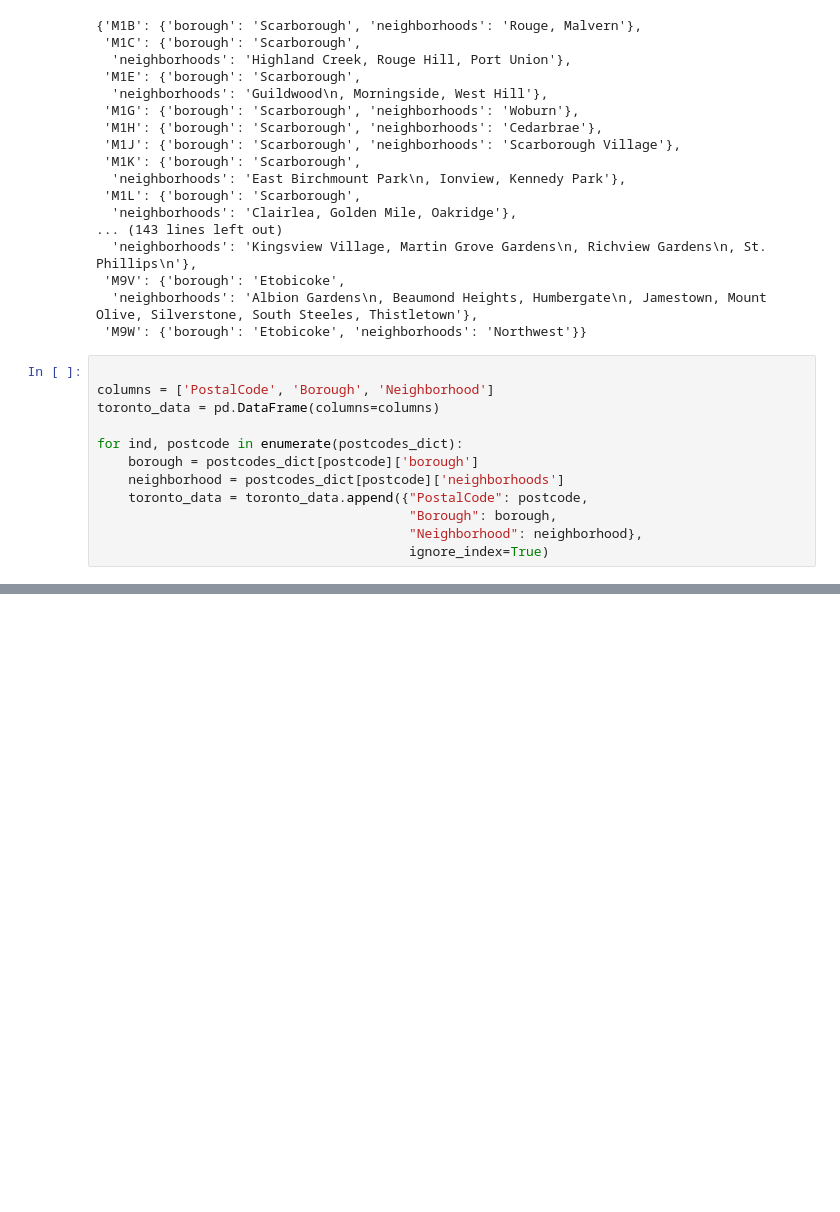
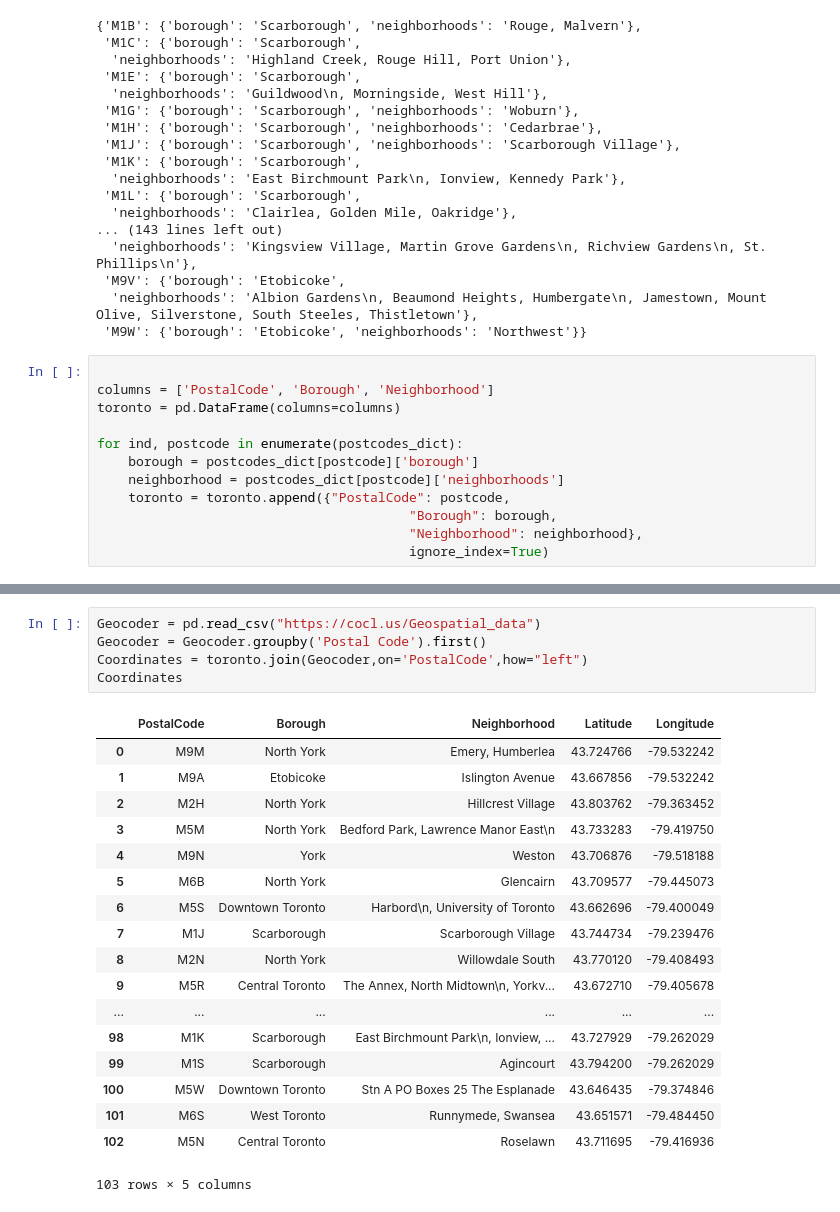
Before and after one commit to kbkln/Coursera_Capstone, a Jupyter notebook: Applied Data Science Capstone Week 3.ipynb, the cells around one changed output, grey strips where cells are left out. Drawn from its saved outputs; the diff is of its cells as text; blank space fills up the shorter version.

```diff
--- a/Applied Data Science Capstone Week 3.ipynb
+++ b/Applied Data Science Capstone Week 3.ipynb
@@ -64,12 +64,12 @@ postcodes_dict
 # %%
 
 columns = ['PostalCode', 'Borough', 'Neighborhood']
-toronto_data = pd.DataFrame(columns=columns)
+toronto = pd.DataFrame(columns=columns)
 
 for ind, postcode in enumerate(postcodes_dict):
     borough = postcodes_dict[postcode]['borough']
     neighborhood = postcodes_dict[postcode]['neighborhoods']
-    toronto_data = toronto_data.append({"PostalCode": postcode,
+    toronto = toronto.append({"PostalCode": postcode,
                                         "Borough": borough,
                                         "Neighborhood": neighborhood},
                                         ignore_index=True)
@@ -100,0 +101,24 @@ toronto_data
+# %%
+Geocoder = pd.read_csv("https://cocl.us/Geospatial_data")
+Geocoder = Geocoder.groupby('Postal Code').first()
+Coordinates = toronto.join(Geocoder,on='PostalCode',how="left")
+Coordinates
+# %% [output]
+|  | PostalCode | Borough | Neighborhood | Latitude | Longitude |
+| 0 | M9M | North York | Emery, Humberlea | 43.724766 | -79.532242 |
+| 1 | M9A | Etobicoke | Islington Avenue | 43.667856 | -79.532242 |
+| 2 | M2H | North York | Hillcrest Village | 43.803762 | -79.363452 |
+| 3 | M5M | North York | Bedford Park, Lawrence Manor East\n | 43.733283 | -79.419750 |
+| 4 | M9N | York | Weston | 43.706876 | -79.518188 |
+| 5 | M6B | North York | Glencairn | 43.709577 | -79.445073 |
+| 6 | M5S | Downtown Toronto | Harbord\n, University of Toronto | 43.662696 | -79.400049 |
+| 7 | M1J | Scarborough | Scarborough Village | 43.744734 | -79.239476 |
+| 8 | M2N | North York | Willowdale South | 43.770120 | -79.408493 |
+| 9 | M5R | Central Toronto | The Annex, North Midtown\n, Yorkv... | 43.672710 | -79.405678 |
+| ... | ... | ... | ... | ... | ... |
+| 98 | M1K | Scarborough | East Birchmount Park\n, Ionview, ... | 43.727929 | -79.262029 |
+| 99 | M1S | Scarborough | Agincourt | 43.794200 | -79.262029 |
+| 100 | M5W | Downtown Toronto | Stn A PO Boxes 25 The Esplanade | 43.646435 | -79.374846 |
+| 101 | M6S | West Toronto | Runnymede, Swansea | 43.651571 | -79.484450 |
+| 102 | M5N | Central Toronto | Roselawn | 43.711695 | -79.416936 |
+103 rows × 5 columns
```
Also changed, not shown: parts of 3 cells of this notebook.
